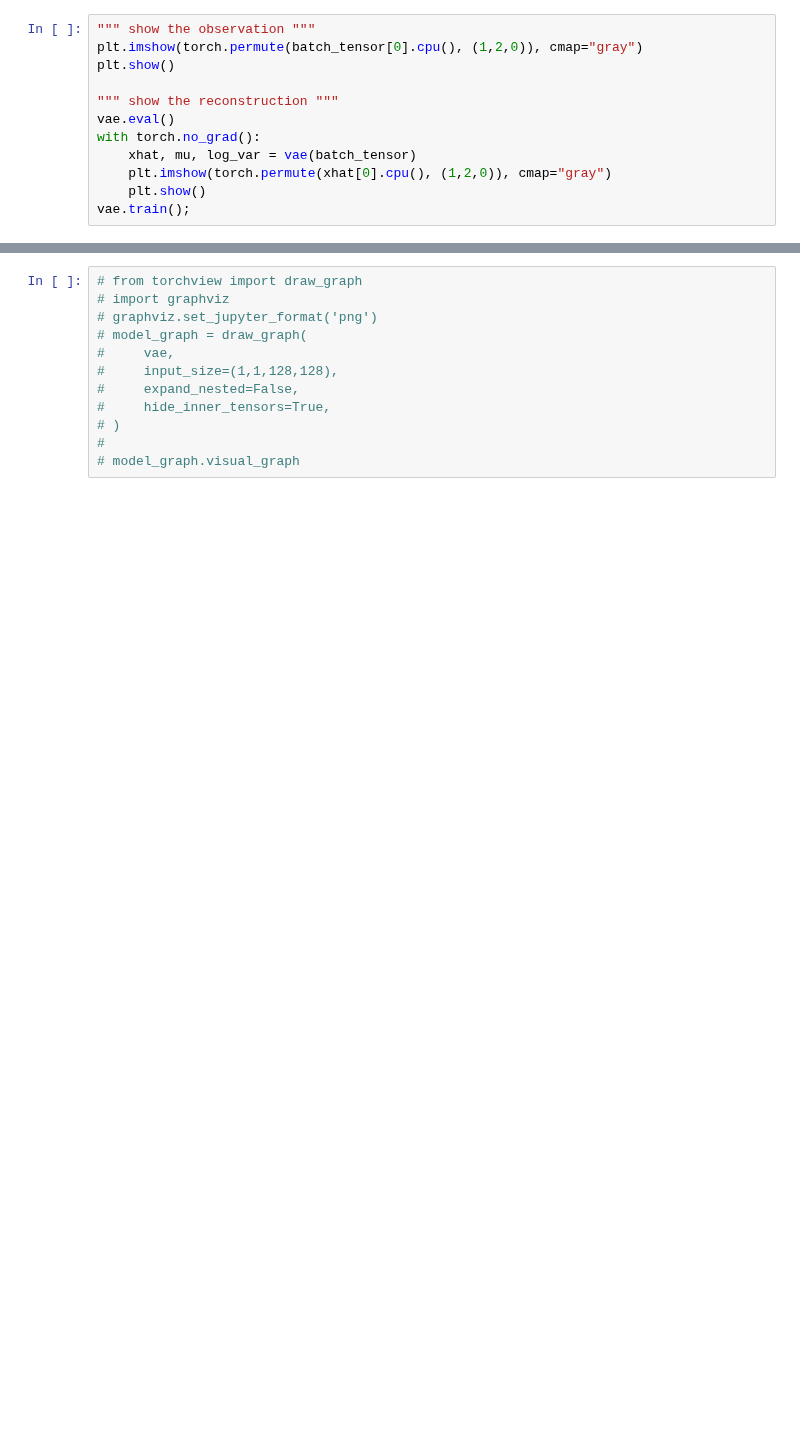
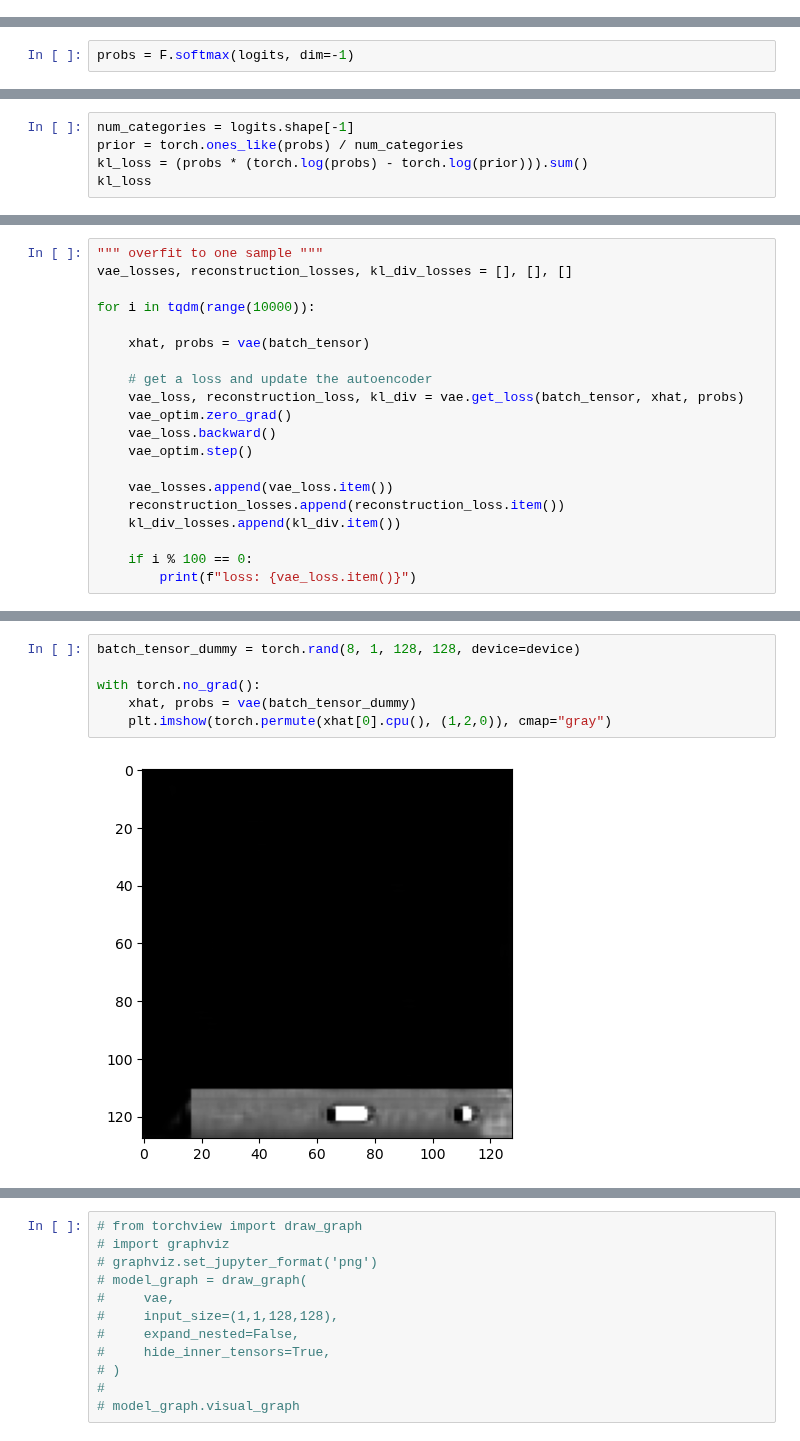
Before and after one commit to till2/self-driving-car, a Jupyter notebook: Dreamer.ipynb, the cells around one changed output, grey strips where cells are left out. Saved outputs shown, nothing was run; the diff lists cells and outputs as text; blank space fills up the shorter version.

Commit message:
try the categorical vae (with gumbel-softmax for gradients), but doesn't work so far

```diff
--- a/Dreamer.ipynb
+++ b/Dreamer.ipynb
@@ -649,12 +0,0 @@ axs[2].plot(range(len(kl_div_losses_moving_average)), kl_div_losses_moving_avera
-# %%
-""" show the observation """
-plt.imshow(torch.permute(batch_tensor[0].cpu(), (1,2,0)), cmap="gray")
-plt.show()
-
-""" show the reconstruction """
-vae.eval()
-with torch.no_grad():
-    xhat, mu, log_var = vae(batch_tensor)
-    plt.imshow(torch.permute(xhat[0].cpu(), (1,2,0)), cmap="gray")
-    plt.show()
-vae.train();
@@ -688,0 +130,2 @@ interactive(children=(FloatSlider(value=0.0, description='z 1', max=1.0, step=0.
+# %%
+probs = F.softmax(logits, dim=-1)
@@ -688,0 +141,5 @@ interactive(children=(FloatSlider(value=0.0, description='z 1', max=1.0, step=0.
+# %%
+num_categories = logits.shape[-1]
+prior = torch.ones_like(probs) / num_categories
+kl_loss = (probs * (torch.log(probs) - torch.log(prior))).sum()
+kl_loss
@@ -688,0 +294,20 @@ interactive(children=(FloatSlider(value=0.0, description='z 1', max=1.0, step=0.
+# %%
+""" overfit to one sample """
+vae_losses, reconstruction_losses, kl_div_losses = [], [], []
+
+for i in tqdm(range(10000)):
+
+    xhat, probs = vae(batch_tensor)
+
+    # get a loss and update the autoencoder
+    vae_loss, reconstruction_loss, kl_div = vae.get_loss(batch_tensor, xhat, probs)
+    vae_optim.zero_grad()
+    vae_loss.backward()
+    vae_optim.step()
+
+    vae_losses.append(vae_loss.item())
+    reconstruction_losses.append(reconstruction_loss.item())
+    kl_div_losses.append(kl_div.item())
+
+    if i % 100 == 0:
+        print(f"loss: {vae_loss.item()}")
@@ -688,0 +324,8 @@ interactive(children=(FloatSlider(value=0.0, description='z 1', max=1.0, step=0.
+# %%
+batch_tensor_dummy = torch.rand(8, 1, 128, 128, device=device)
+
+with torch.no_grad():
+    xhat, probs = vae(batch_tensor_dummy)
+    plt.imshow(torch.permute(xhat[0].cpu(), (1,2,0)), cmap="gray")
+# %% [output]
+[figure, added]
```
Also changed, not shown: parts of 48 cells of this notebook, 3 other files.
